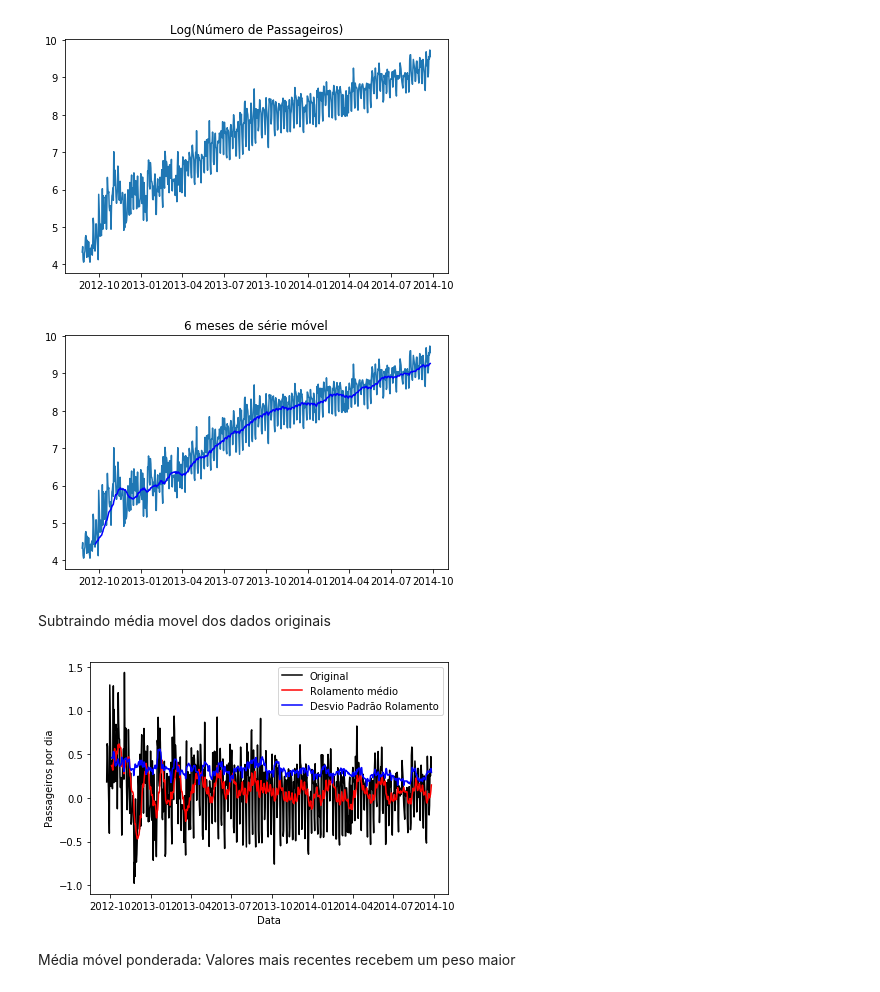
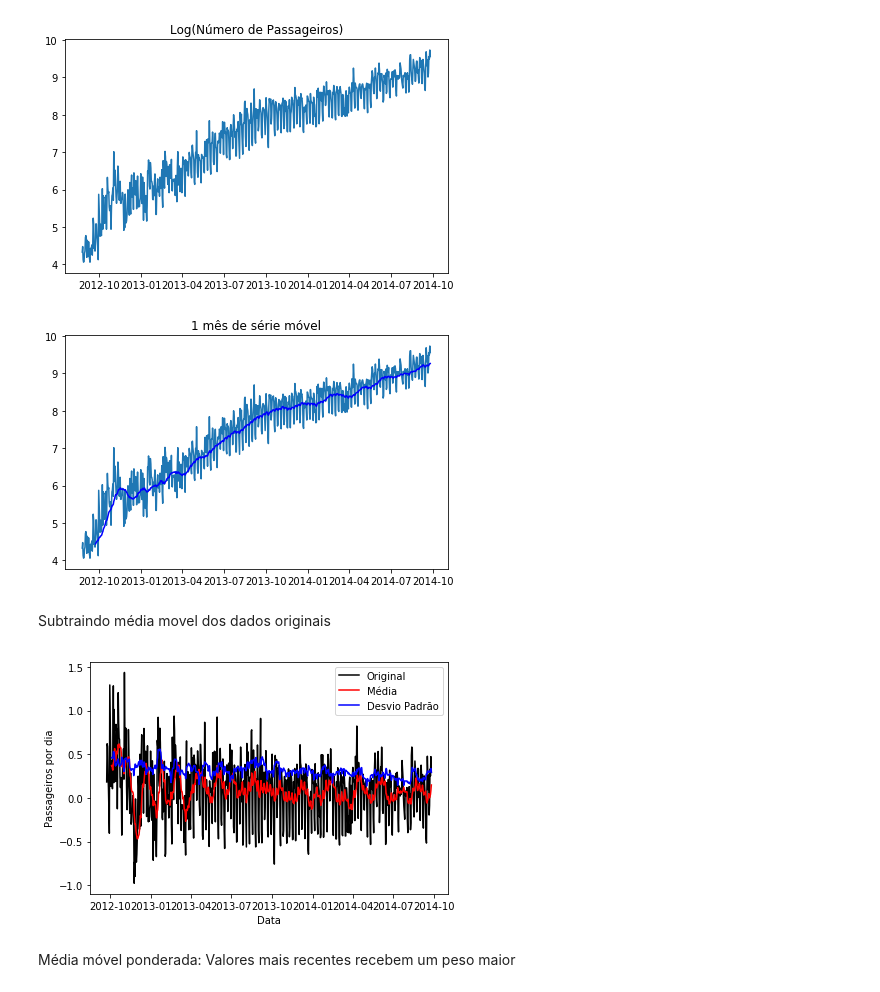
Before and after one commit to danmorales/TimeSeries, a Jupyter notebook: Arima.ipynb, the cells around one changed output. Saved outputs shown, nothing was run; the diff lists cells and outputs as text; code cells hidden in the pictures.

```diff
--- a/Arima.ipynb
+++ b/Arima.ipynb
@@ -103,10 +116,11 @@ def test_stationarity(serie):
     rol_mean = serie.rolling(window=12).mean()
     rol_std = serie.rolling(window=12).std()
     plt.plot(serie, color='black',label='Original')
-    plt.plot(rol_mean, color='red', label='Rolamento médio')
-    plt.plot(rol_std, color='blue', label='Desvio Padrão Rolamento')
+    plt.plot(rol_mean, color='red', label='Média')
+    plt.plot(rol_std, color='blue', label='Desvio Padrão')
     plt.xlabel('Data')
     plt.ylabel("Passageiros por dia")
     plt.legend(loc='best')
     plt.tight_layout()
     plt.show()
+    return [rol_mean.index,serie,rol_mean,rol_std]
@@ -155,9 +175,9 @@ plt.show()
 #Média móvel
 media_movel = dados_log.rolling(30).mean()
 plt.plot(dados_log)
-plt.title("6 meses de série móvel")
+plt.title("1 mês de série móvel")
 plt.plot(media_movel, color='blue')
 plt.tight_layout()
 plt.show()
 # %% [output]
-[figure, old version]
+[figure, new version]
@@ -166,9 +188,9 @@ Subtraindo média movel dos dados originais
 # %%
 dados_log_media_movel_diff = dados_log - media_movel
 dados_log_media_movel_diff.dropna(inplace=True)
-test_stationarity(dados_log_media_movel_diff)
+indice_log, serie_log, media_serie_log,std_serie_log = test_stationarity(dados_log_media_movel_diff)
 # %% [output]
-[figure, old version]
+[figure, new version]
 # %% [markdown]
 Média móvel ponderada: Valores mais recentes recebem um peso maior
 # %%
```
Also changed, not shown: parts of 35 cells of this notebook, 15 other files.
